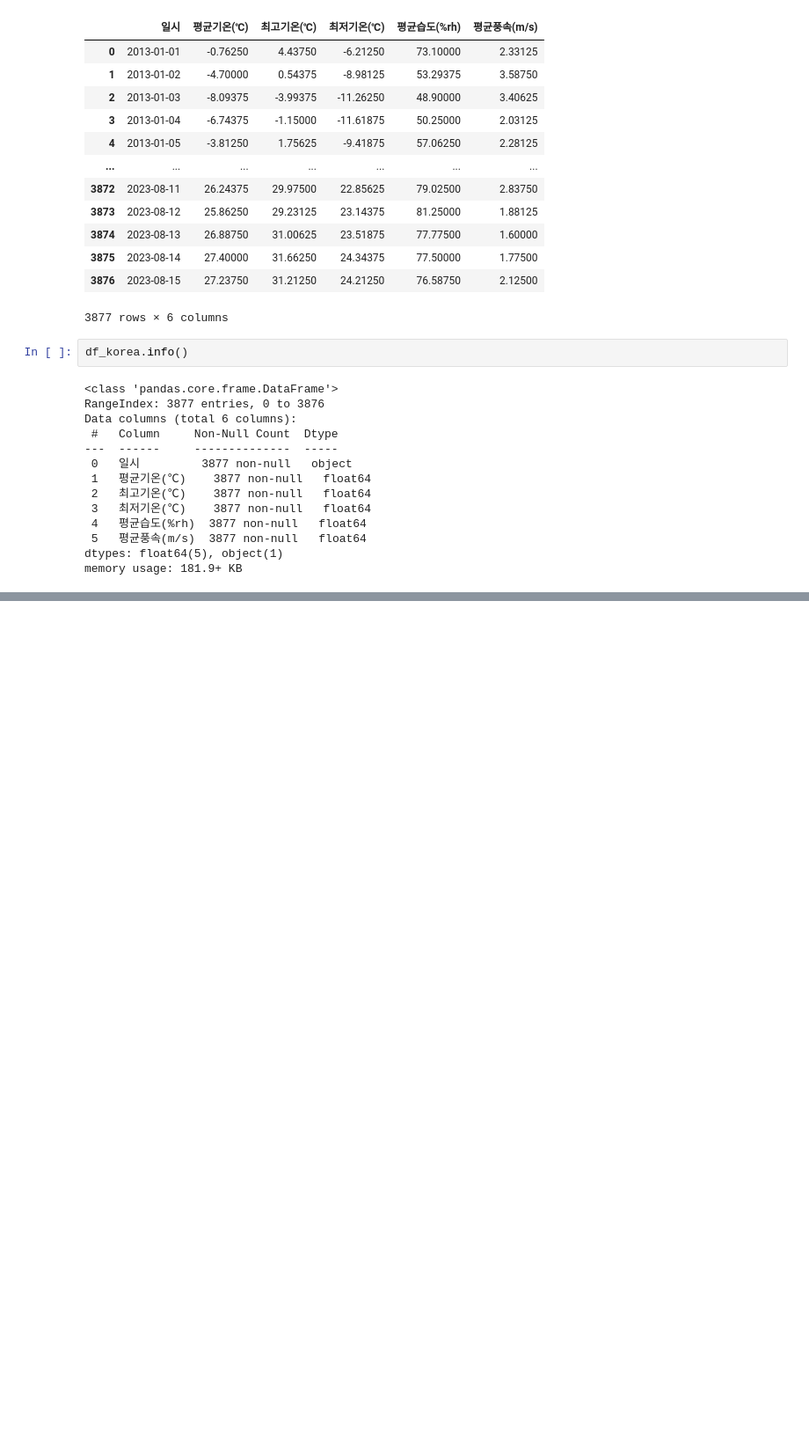
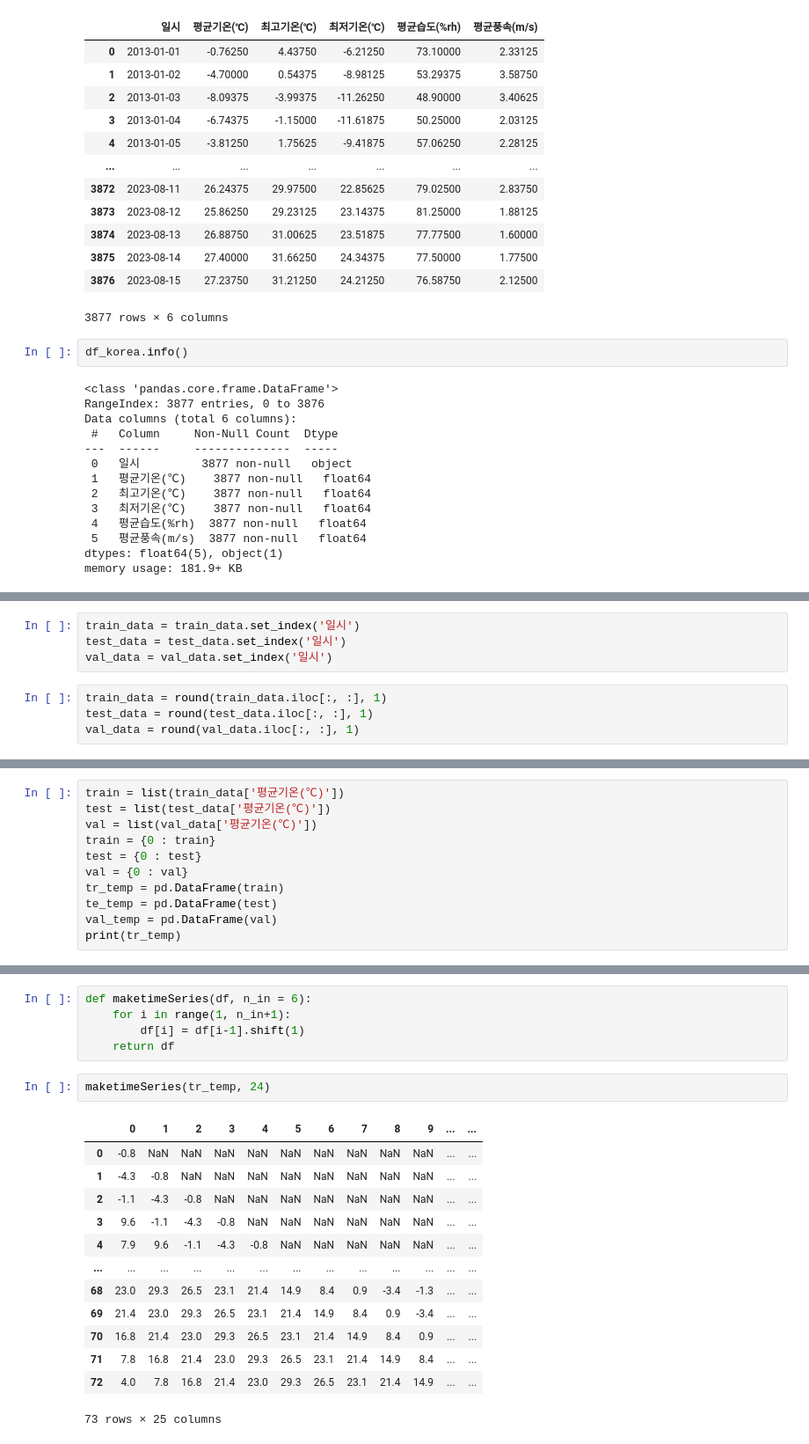
Before and after one commit to jmlee99/GBIF, a Jupyter notebook: GBIF_pred_model.ipynb, the cells around one changed output, grey strips where cells are left out. Shown at 88% size. Drawn from its saved outputs; the diff is of its cells as text; blank space fills up the shorter version.

```diff
--- a/GBIF_pred_model.ipynb
+++ b/GBIF_pred_model.ipynb
@@ -231,0 +212,8 @@ train_data, test_data
+# %%
+train_data = train_data.set_index('일시')
+test_data = test_data.set_index('일시')
+val_data = val_data.set_index('일시')
+# %%
+train_data = round(train_data.iloc[:, :], 1)
+test_data = round(test_data.iloc[:, :], 1)
+val_data = round(val_data.iloc[:, :], 1)
@@ -231,0 +248,11 @@ train_data, test_data
+# %%
+train = list(train_data['평균기온(℃)'])
+test = list(test_data['평균기온(℃)'])
+val = list(val_data['평균기온(℃)'])
+train = {0 : train}
+test = {0 : test}
+val = {0 : val}
+tr_temp = pd.DataFrame(train)
+te_temp = pd.DataFrame(test)
+val_temp = pd.DataFrame(val)
+print(tr_temp)
@@ -231,0 +274,21 @@ train_data, test_data
+# %%
+def maketimeSeries(df, n_in = 6):
+    for i in range(1, n_in+1):
+        df[i] = df[i-1].shift(1)
+    return df
+# %%
+maketimeSeries(tr_temp, 24)
+# %% [output]
+|  | 0 | 1 | 2 | 3 | 4 | 5 | 6 | 7 | 8 | 9 | ... | ... |
+| 0 | -0.8 | NaN | NaN | NaN | NaN | NaN | NaN | NaN | NaN | NaN | ... | ... |
+| 1 | -4.3 | -0.8 | NaN | NaN | NaN | NaN | NaN | NaN | NaN | NaN | ... | ... |
+| 2 | -1.1 | -4.3 | -0.8 | NaN | NaN | NaN | NaN | NaN | NaN | NaN | ... | ... |
+| 3 | 9.6 | -1.1 | -4.3 | -0.8 | NaN | NaN | NaN | NaN | NaN | NaN | ... | ... |
+| 4 | 7.9 | 9.6 | -1.1 | -4.3 | -0.8 | NaN | NaN | NaN | NaN | NaN | ... | ... |
+| ... | ... | ... | ... | ... | ... | ... | ... | ... | ... | ... | ... | ... |
+| 68 | 23.0 | 29.3 | 26.5 | 23.1 | 21.4 | 14.9 | 8.4 | 0.9 | -3.4 | -1.3 | ... | ... |
+| 69 | 21.4 | 23.0 | 29.3 | 26.5 | 23.1 | 21.4 | 14.9 | 8.4 | 0.9 | -3.4 | ... | ... |
+| 70 | 16.8 | 21.4 | 23.0 | 29.3 | 26.5 | 23.1 | 21.4 | 14.9 | 8.4 | 0.9 | ... | ... |
+| 71 | 7.8 | 16.8 | 21.4 | 23.0 | 29.3 | 26.5 | 23.1 | 21.4 | 14.9 | 8.4 | ... | ... |
+| 72 | 4.0 | 7.8 | 16.8 | 21.4 | 23.0 | 29.3 | 26.5 | 23.1 | 21.4 | 14.9 | ... | ... |
+73 rows × 25 columns
```
Also changed, not shown: parts of 12 cells of this notebook.
